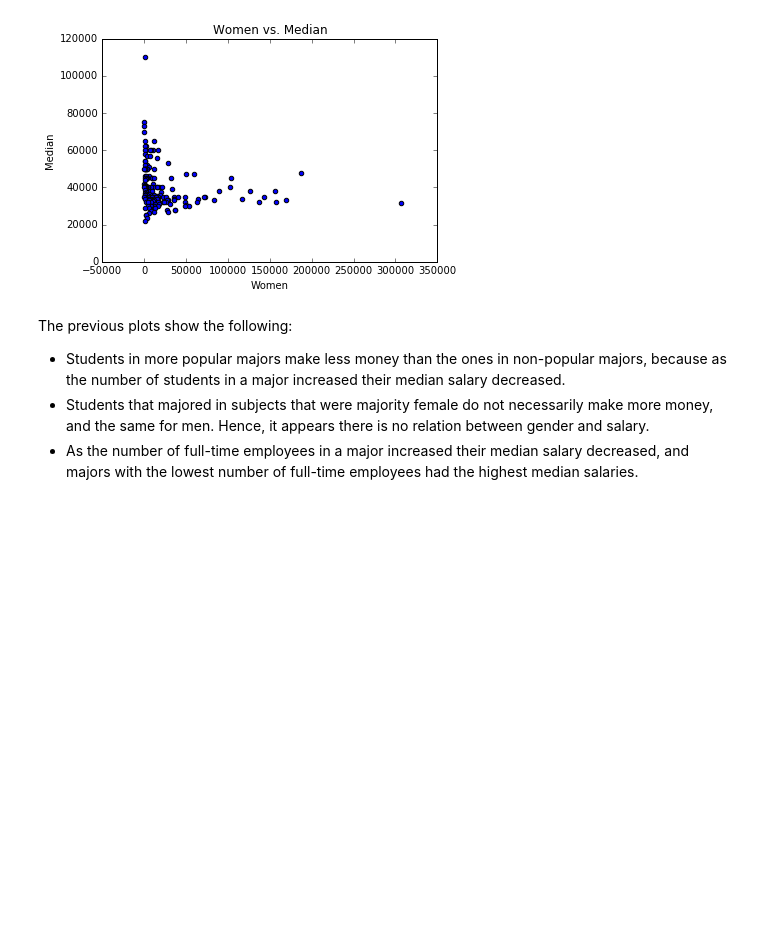
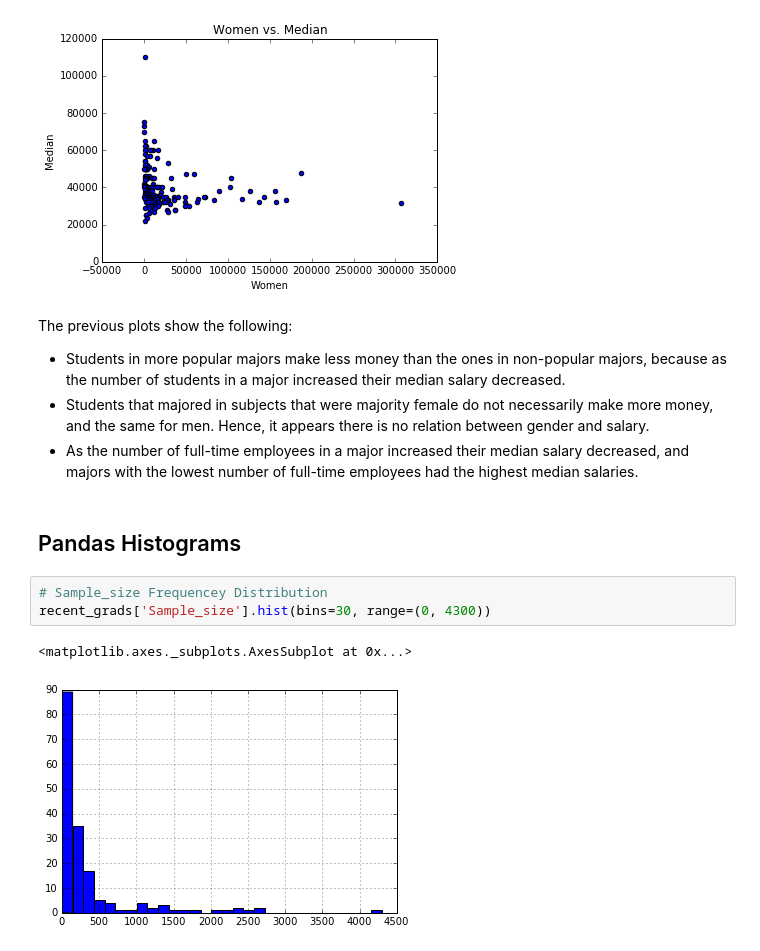
Before and after one commit to SuHamza/Pandas-Viz, a Jupyter notebook: Basics.ipynb, the cells around one changed output. Saved outputs shown, nothing was run; the diff lists cells and outputs as text; blank space fills up the shorter version.

Commit message:
Histograms

```diff
--- a/Basics.ipynb
+++ b/Basics.ipynb
@@ -157,3 +157,11 @@ The previous plots show the following:
 - Students in more popular majors make less money than the ones in non-popular majors, because as the number of students in a major increased their median salary decreased.
 - Students that majored in subjects that were majority female do not necessarily make more money, and the same for men. Hence, it appears there is no relation between gender and salary.
 - As the number of full-time employees in a major increased their median salary decreased, and majors with the lowest number of full-time employees had the highest median salaries.
+# %% [markdown]
+## Pandas Histograms
+# %%
+# Sample_size Frequencey Distribution
+recent_grads['Sample_size'].hist(bins=30, range=(0, 4300))
+# %% [output]
+<matplotlib.axes._subplots.AxesSubplot at 0x...>
+[figure, added]
```
Also changed, not shown: parts of 8 cells of this notebook.
